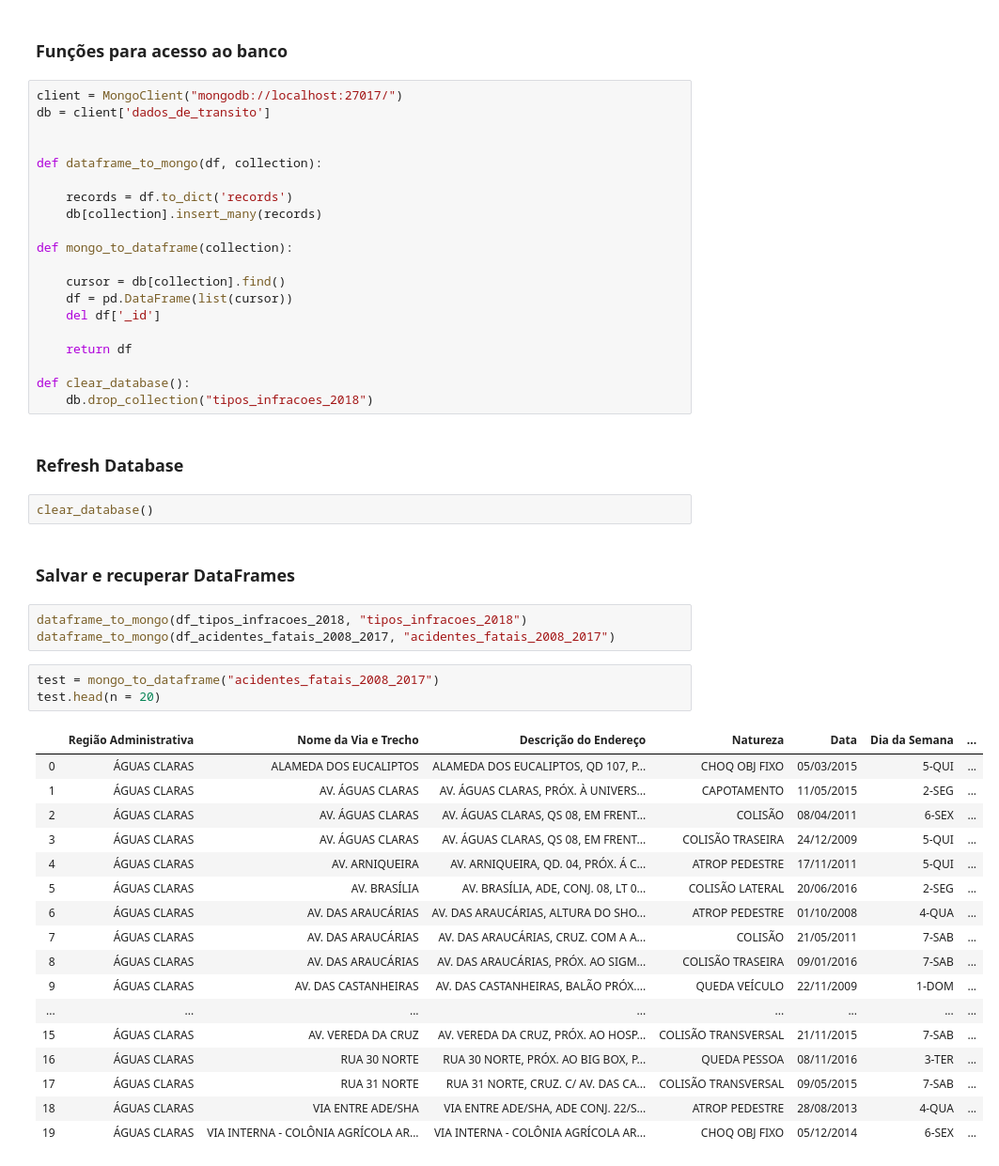
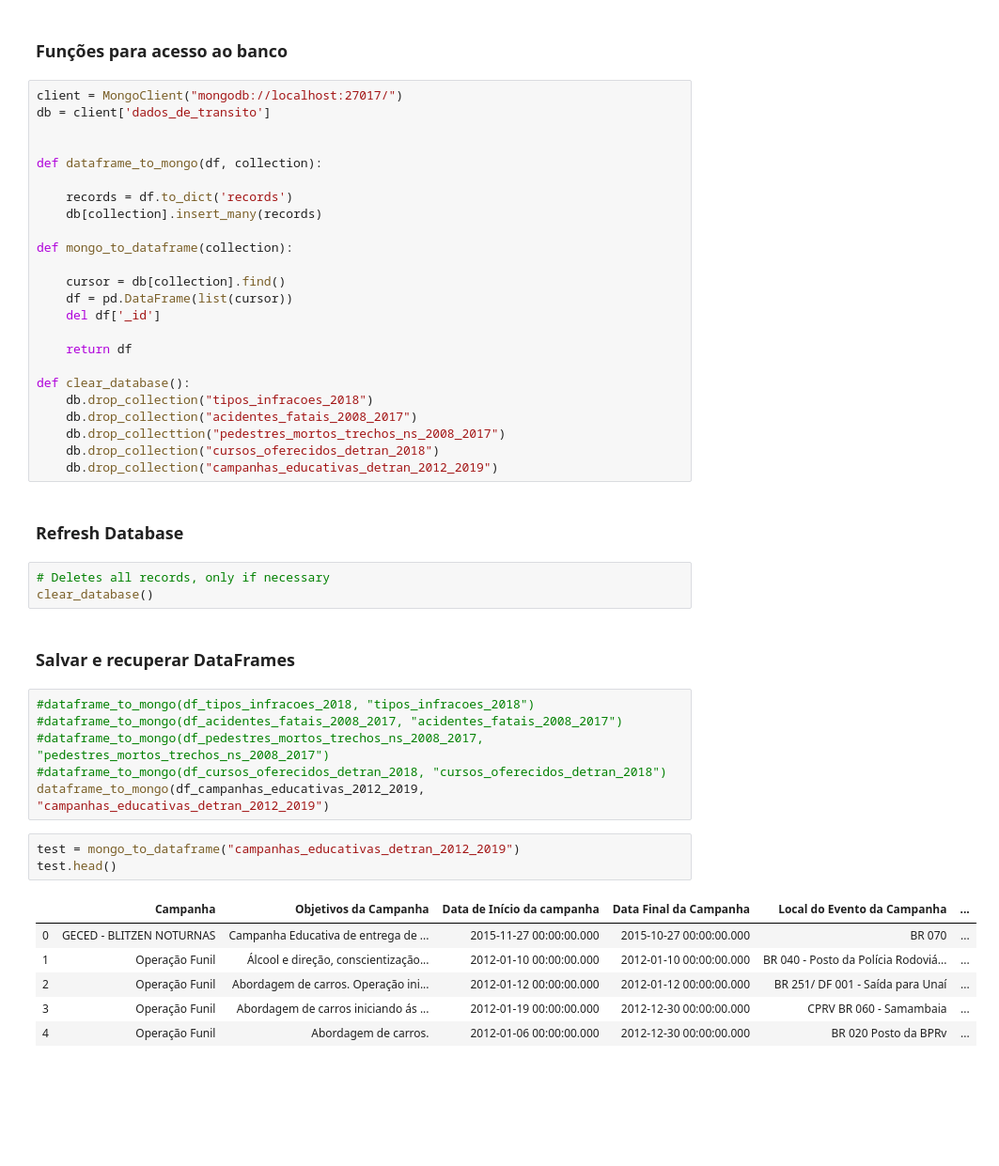
Before and after one commit to IagoCarvalho/tcc_scripts, a Jupyter notebook: data_cleaning.ipynb, the cells around one changed output. Shown at 94% size. Cells and saved outputs as stored; diff of their text form; blank space fills up the shorter version.

Commit message:
updates data cleaning for remaining datasets

```diff
--- a/data_cleaning.ipynb
+++ b/data_cleaning.ipynb
@@ -63,33 +115,30 @@ def mongo_to_dataframe(collection):
 
 def clear_database():
     db.drop_collection("tipos_infracoes_2018")
+    db.drop_collection("acidentes_fatais_2008_2017")
+    db.drop_collecttion("pedestres_mortos_trechos_ns_2008_2017")
+    db.drop_collection("cursos_oferecidos_detran_2018")
+    db.drop_collection("campanhas_educativas_detran_2012_2019")
 # %% [markdown]
 ### Refresh Database
-# %%
-clear_database()
+# %%
+# Deletes all records, only if necessary
+clear_database()
 # %% [markdown]
 ### Salvar e recuperar DataFrames
 # %%
-dataframe_to_mongo(df_tipos_infracoes_2018, "tipos_infracoes_2018")
-dataframe_to_mongo(df_acidentes_fatais_2008_2017, "acidentes_fatais_2008_2017")
+#dataframe_to_mongo(df_tipos_infracoes_2018, "tipos_infracoes_2018")
+#dataframe_to_mongo(df_acidentes_fatais_2008_2017, "acidentes_fatais_2008_2017")
+#dataframe_to_mongo(df_pedestres_mortos_trechos_ns_2008_2017, "pedestres_mortos_trechos_ns_2008_2017")
+#dataframe_to_mongo(df_cursos_oferecidos_detran_2018, "cursos_oferecidos_detran_2018")
+dataframe_to_mongo(df_campanhas_educativas_2012_2019, "campanhas_educativas_detran_2012_2019")
 # %%
-test = mongo_to_dataframe("acidentes_fatais_2008_2017")
-test.head(n = 20)
+test = mongo_to_dataframe("campanhas_educativas_detran_2012_2019")
+test.head()
 # %% [output]
-|  | Região Administrativa | Nome da Via e Trecho | Descrição do Endereço | Natureza | Data | Dia da Semana | ... |
-| 0 | ÁGUAS CLARAS | ALAMEDA DOS EUCALIPTOS | ALAMEDA DOS EUCALIPTOS, QD 107, P... | CHOQ OBJ FIXO | 05/03/2015 | 5-QUI | ... |
-| 1 | ÁGUAS CLARAS | AV. ÁGUAS CLARAS | AV. ÁGUAS CLARAS, PRÓX. À UNIVERS... | CAPOTAMENTO | 11/05/2015 | 2-SEG | ... |
-| 2 | ÁGUAS CLARAS | AV. ÁGUAS CLARAS | AV. ÁGUAS CLARAS, QS 08, EM FRENT... | COLISÃO | 08/04/2011 | 6-SEX | ... |
-| 3 | ÁGUAS CLARAS | AV. ÁGUAS CLARAS | AV. ÁGUAS CLARAS, QS 08, EM FRENT... | COLISÃO TRASEIRA | 24/12/2009 | 5-QUI | ... |
-| 4 | ÁGUAS CLARAS | AV. ARNIQUEIRA | AV. ARNIQUEIRA, QD. 04, PRÓX. Á C... | ATROP PEDESTRE | 17/11/2011 | 5-QUI | ... |
-| 5 | ÁGUAS CLARAS | AV. BRASÍLIA | AV. BRASÍLIA, ADE, CONJ. 08, LT 0... | COLISÃO LATERAL | 20/06/2016 | 2-SEG | ... |
-| 6 | ÁGUAS CLARAS | AV. DAS ARAUCÁRIAS | AV. DAS ARAUCÁRIAS, ALTURA DO SHO... | ATROP PEDESTRE | 01/10/2008 | 4-QUA | ... |
-| 7 | ÁGUAS CLARAS | AV. DAS ARAUCÁRIAS | AV. DAS ARAUCÁRIAS, CRUZ. COM A A... | COLISÃO | 21/05/2011 | 7-SAB | ... |
-| 8 | ÁGUAS CLARAS | AV. DAS ARAUCÁRIAS | AV. DAS ARAUCÁRIAS, PRÓX. AO SIGM... | COLISÃO TRASEIRA | 09/01/2016 | 7-SAB | ... |
-| 9 | ÁGUAS CLARAS | AV. DAS CASTANHEIRAS | AV. DAS CASTANHEIRAS, BALÃO PRÓX.... | QUEDA VEÍCULO | 22/11/2009 | 1-DOM | ... |
-| ... | ... | ... | ... | ... | ... | ... | ... |
-| 15 | ÁGUAS CLARAS | AV. VEREDA DA CRUZ | AV. VEREDA DA CRUZ, PRÓX. AO HOSP... | COLISÃO TRANSVERSAL | 21/11/2015 | 7-SAB | ... |
-| 16 | ÁGUAS CLARAS | RUA 30 NORTE | RUA 30 NORTE, PRÓX. AO BIG BOX, P... | QUEDA PESSOA | 08/11/2016 | 3-TER | ... |
-| 17 | ÁGUAS CLARAS | RUA 31 NORTE | RUA 31 NORTE, CRUZ. C/ AV. DAS CA... | COLISÃO TRANSVERSAL | 09/05/2015 | 7-SAB | ... |
-| 18 | ÁGUAS CLARAS | VIA ENTRE ADE/SHA | VIA ENTRE ADE/SHA, ADE CONJ. 22/S... | ATROP PEDESTRE | 28/08/2013 | 4-QUA | ... |
-| 19 | ÁGUAS CLARAS | VIA INTERNA - COLÔNIA AGRÍCOLA AR... | VIA INTERNA - COLÔNIA AGRÍCOLA AR... | CHOQ OBJ FIXO | 05/12/2014 | 6-SEX | ... |
+|  | Campanha | Objetivos da Campanha | Data de Início da campanha | Data Final da Campanha | Local do Evento da Campanha | ... |
+| 0 | GECED - BLITZEN NOTURNAS | Campanha Educativa de entrega de ... | 2015-11-27 00:00:00.000 | 2015-10-27 00:00:00.000 | BR 070 | ... |
+| 1 | Operação Funil | Álcool e direção, conscientização... | 2012-01-10 00:00:00.000 | 2012-01-10 00:00:00.000 | BR 040 - Posto da Polícia Rodoviá... | ... |
+| 2 | Operação Funil | Abordagem de carros. Operação ini... | 2012-01-12 00:00:00.000 | 2012-01-12 00:00:00.000 | BR 251/ DF 001 - Saída para Unaí | ... |
+| 3 | Operação Funil | Abordagem de carros iniciando ás ... | 2012-01-19 00:00:00.000 | 2012-12-30 00:00:00.000 | CPRV BR 060 - Samambaia | ... |
+| 4 | Operação Funil | Abordagem de carros. | 2012-01-06 00:00:00.000 | 2012-12-30 00:00:00.000 | BR 020 Posto da BPRv | ... |
```
Also changed, not shown: parts of 6 cells of this notebook.
